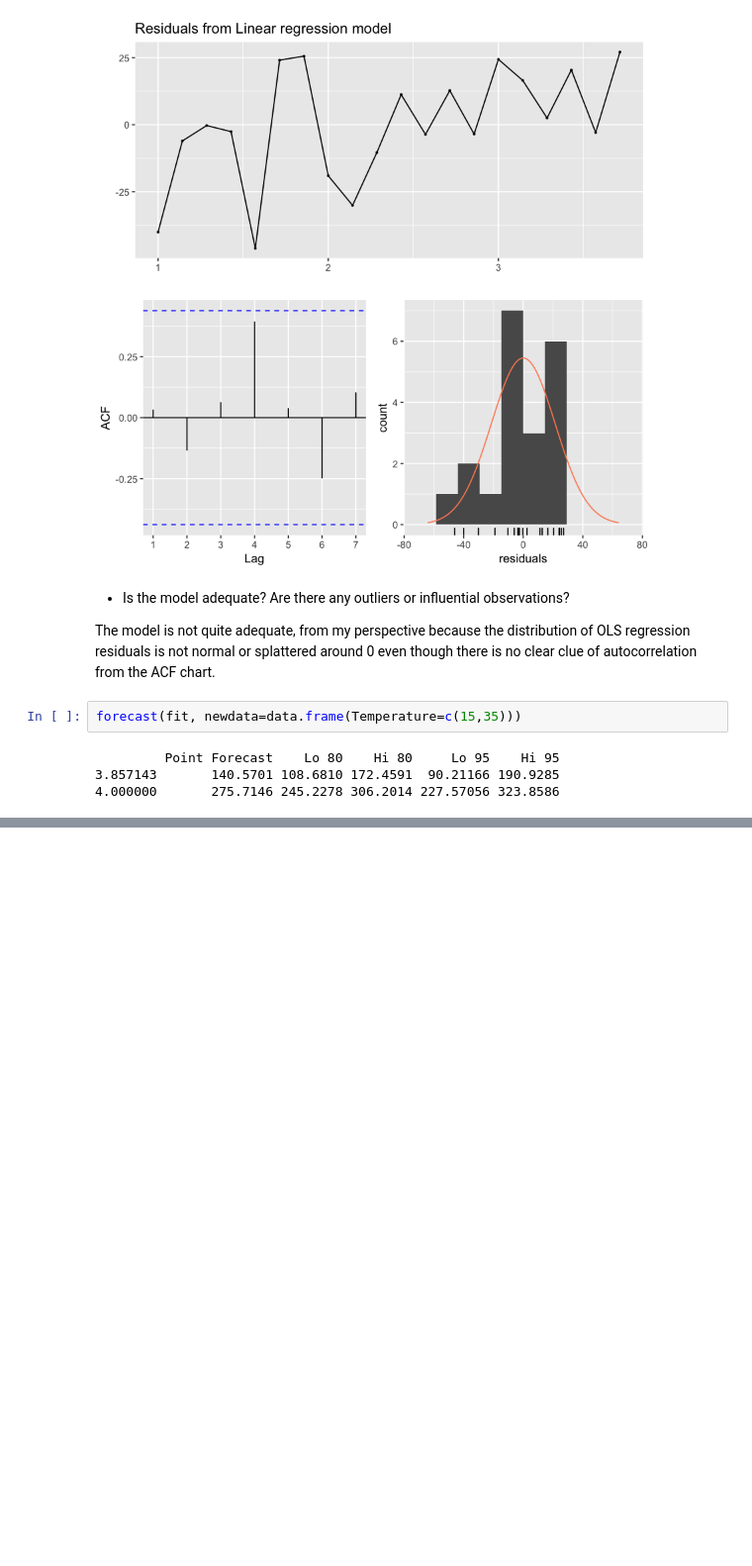
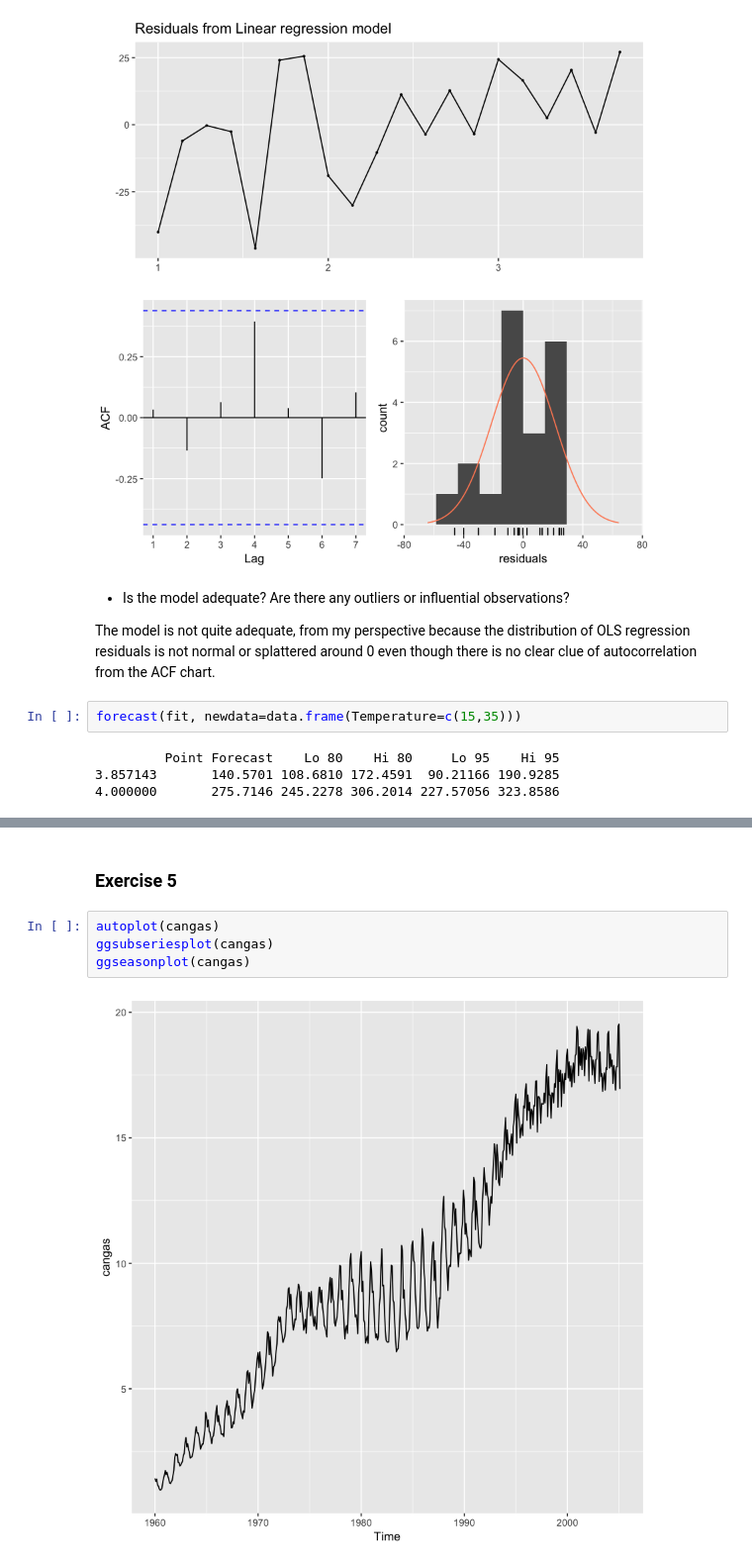
Before and after one commit to sherrytp/bc_f19_econ, a Jupyter notebook: Forecasting/ProbSet3_TIAN.ipynb, the cells around one changed output, grey strips where cells are left out. Shown at 99% size. Saved outputs shown, nothing was run; the diff lists cells and outputs as text; blank space fills up the shorter version.

```diff
--- a/Forecasting/ProbSet3_TIAN.ipynb
+++ b/Forecasting/ProbSet3_TIAN.ipynb
@@ -63,0 +89,8 @@ forecast(fit, newdata=data.frame(Temperature=c(15,35)))
+# %% [markdown]
+### Exercise 5
+# %%
+autoplot(cangas)
+ggsubseriesplot(cangas)
+ggseasonplot(cangas)
+# %% [output]
+[figure, added]
```
Also changed, not shown: parts of 23 cells of this notebook, 3 other files.
